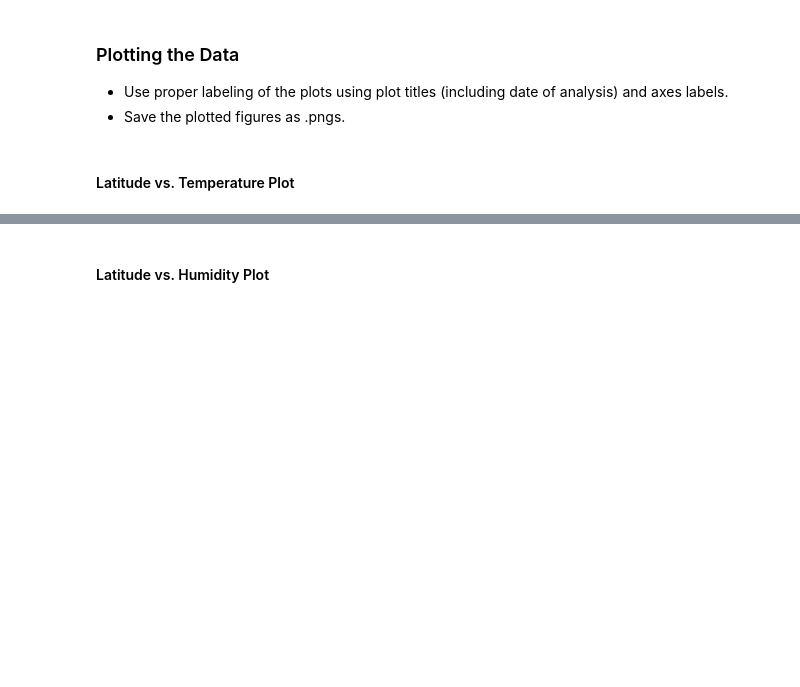
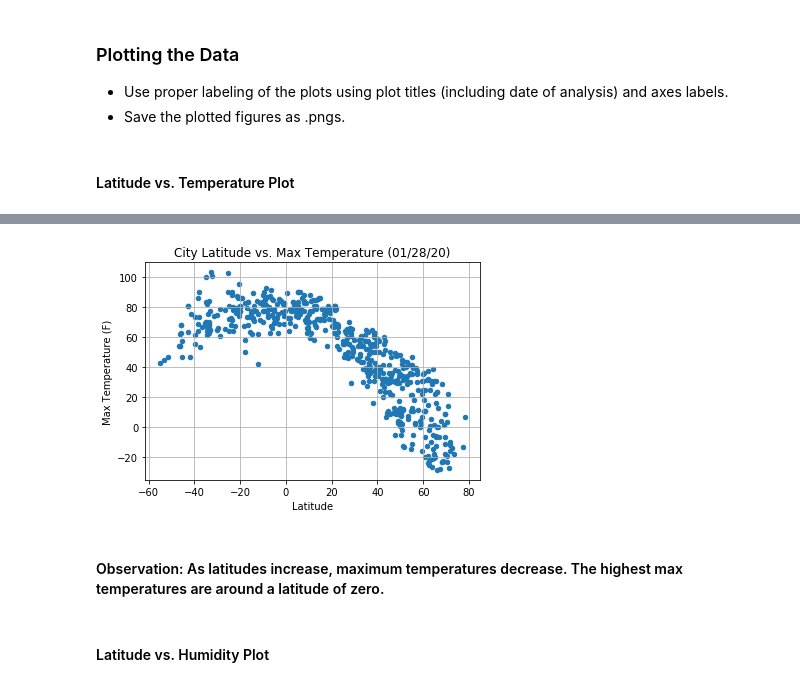
Before and after one commit to arosner92/python-api-challenge, a Jupyter notebook: WeatherPy/WeatherPy.ipynb, the cells around one changed output, grey strips where cells are left out. Cells and saved outputs as stored; diff of their text form; code cells hidden in the pictures; blank space fills up the shorter version.

```diff
--- a/WeatherPy/WeatherPy.ipynb
+++ b/WeatherPy/WeatherPy.ipynb
@@ -111,0 +128,20 @@ dtype: int64
+# %%
+# Map the dataframe
+df_dict = {'City':city_names,
+           'Cloudiness':clouds,
+           'Country':country,
+           'Date':date,
+           'Humidity':humid,
+           'Lat':lat,
+           'Lng':lng,
+           'Max Temp':max_temp,
+           'Wind Speed':wind}
+
+# Create dataframe
+df = pd.DataFrame(df_dict)
+
+# Export dataframe to CSV
+df.to_csv(output_data_file, index=False)
+
+# Display dataframe
+df.head()
@@ -121,2 +161,18 @@ dtype: int64
+# %%
+# Get today's date using datetime module
+d = datetime.datetime.today()
+
+# Format today's date
+today = d.strftime('%m/%d/%y')
+
+# Plot using Pandas dataframe and export to PNG
+ax = df.plot(x='Lat', y='Max Temp', kind='scatter', title=f'City Latitude vs. Max Temperature ({today})', grid=True)
+ax.set_xlabel('Latitude')
+ax.set_ylabel('Max Temperature (F)')
+plt.savefig('../output_data/lat-temp')
+# %% [output]
+[figure, added]
+# %% [markdown]
+#### Observation: As latitudes increase, maximum temperatures decrease. The highest max temperatures are around a latitude of zero.
 # %% [markdown]
 #### Latitude vs. Humidity Plot
```
Also changed, not shown: parts of 45 cells of this notebook, 20 other files.
